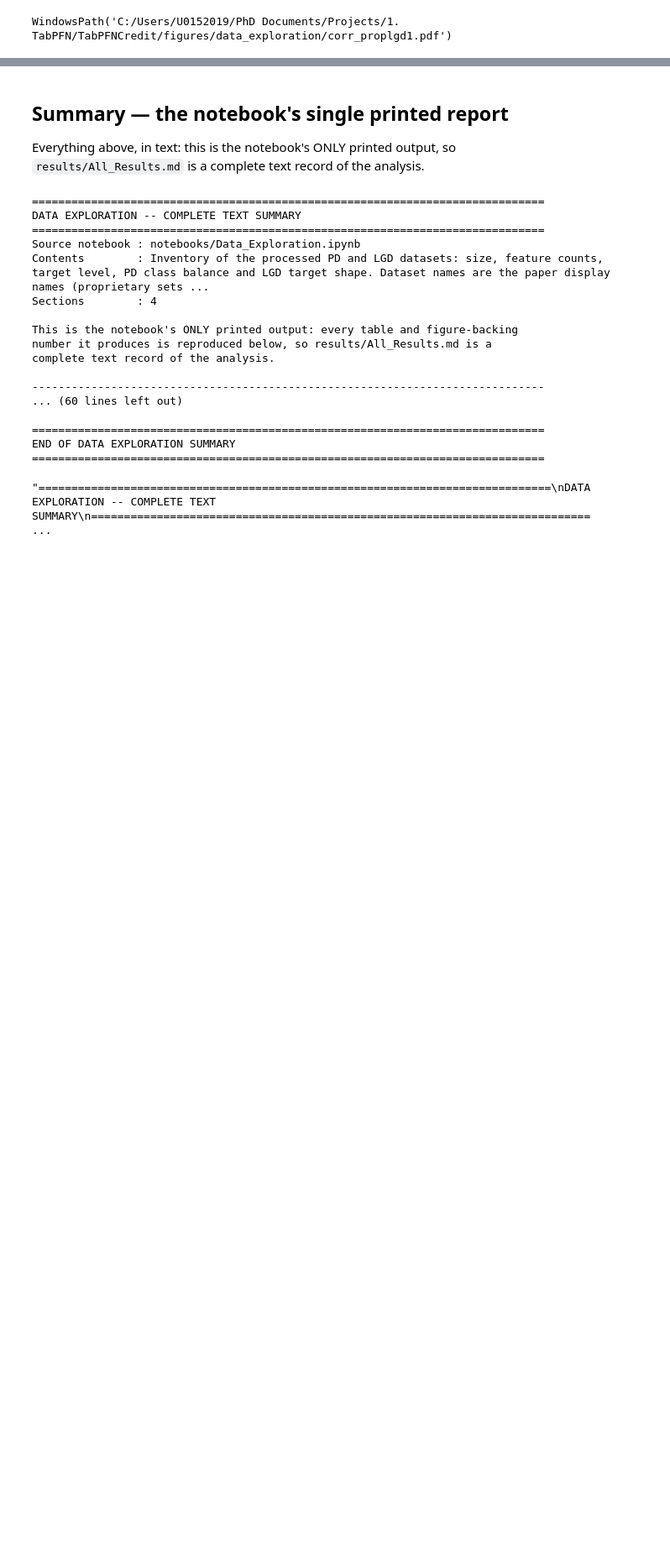
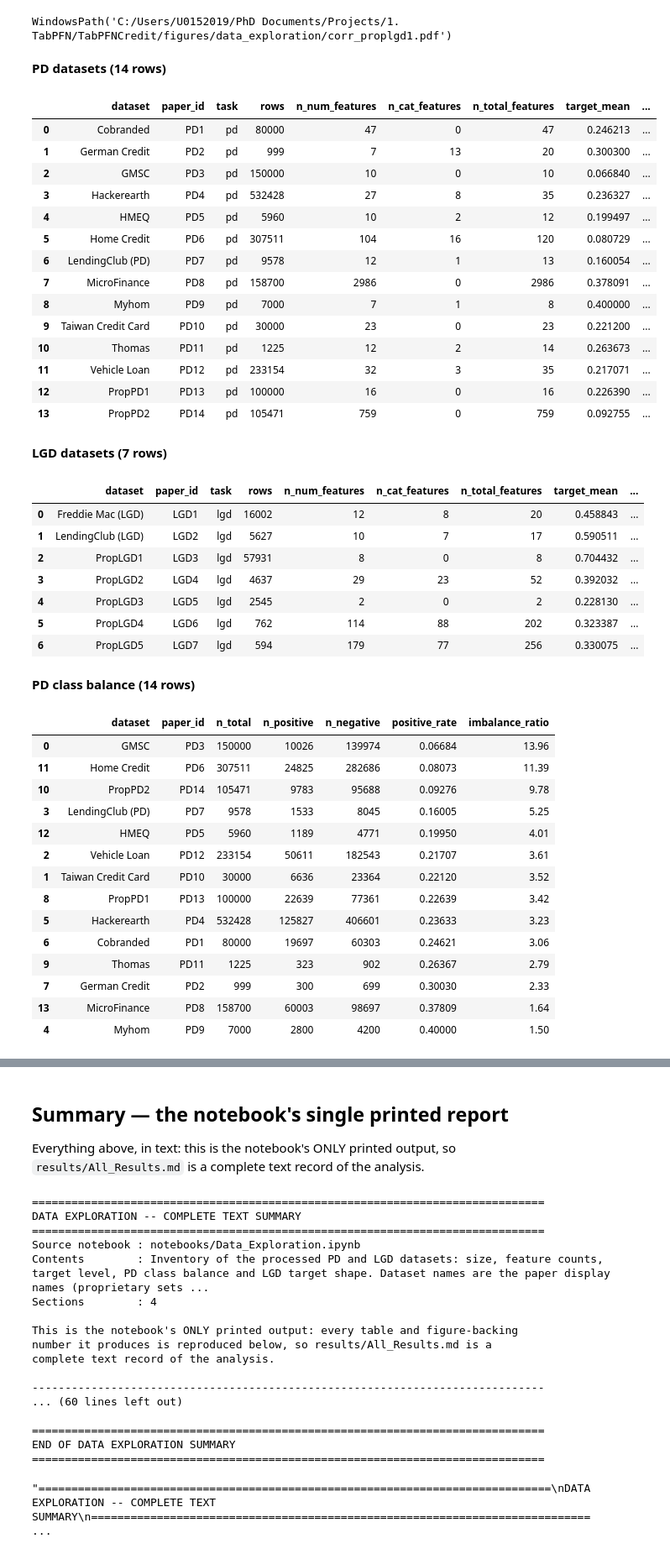
Before and after one commit to andreasgoethals/TabPFNCredit, a Jupyter notebook: notebooks/Data_Exploration.ipynb, the cells around one changed output, grey strips where cells are left out. Shown at 84% size. Cells and saved outputs as stored; diff of their text form; code cells hidden in the pictures; blank space fills up the shorter version.

```diff
--- a/notebooks/Data_Exploration.ipynb
+++ b/notebooks/Data_Exploration.ipynb
@@ -71,8 +77,50 @@ WindowsPath('C:/Users/U0152019/PhD Documents/Projects/1. TabPFN/TabPFNCredit/fig
 # %%
 for title, table in [
     ('PD datasets', dx.paper_table(dx.processed_dataset_summary_table('pd'))),
     ('LGD datasets', dx.paper_table(dx.processed_dataset_summary_table('lgd'))),
     ('PD class balance', dx.paper_table(dx.pd_target_balance_table())),
     ('LGD target distribution', dx.paper_table(dx.lgd_target_distribution_table())),
 ]:
-    header = f'{title} ({len(table)} rows)'
+    preview(table, label=f'{title} ({len(table)} rows)')
+# %% [output]
+**PD datasets (14 rows)**
+|  | dataset | paper_id | task | rows | n_num_features | n_cat_features | n_total_features | target_mean | ... |
+| 0 | Cobranded | PD1 | pd | 80000 | 47 | 0 | 47 | 0.246213 | ... |
+| 1 | German Credit | PD2 | pd | 999 | 7 | 13 | 20 | 0.300300 | ... |
+| 2 | GMSC | PD3 | pd | 150000 | 10 | 0 | 10 | 0.066840 | ... |
+| 3 | Hackerearth | PD4 | pd | 532428 | 27 | 8 | 35 | 0.236327 | ... |
+| 4 | HMEQ | PD5 | pd | 5960 | 10 | 2 | 12 | 0.199497 | ... |
+| 5 | Home Credit | PD6 | pd | 307511 | 104 | 16 | 120 | 0.080729 | ... |
+| 6 | LendingClub (PD) | PD7 | pd | 9578 | 12 | 1 | 13 | 0.160054 | ... |
+| 7 | MicroFinance | PD8 | pd | 158700 | 2986 | 0 | 2986 | 0.378091 | ... |
+| 8 | Myhom | PD9 | pd | 7000 | 7 | 1 | 8 | 0.400000 | ... |
+| 9 | Taiwan Credit Card | PD10 | pd | 30000 | 23 | 0 | 23 | 0.221200 | ... |
+| 10 | Thomas | PD11 | pd | 1225 | 12 | 2 | 14 | 0.263673 | ... |
+| 11 | Vehicle Loan | PD12 | pd | 233154 | 32 | 3 | 35 | 0.217071 | ... |
+| 12 | PropPD1 | PD13 | pd | 100000 | 16 | 0 | 16 | 0.226390 | ... |
+| 13 | PropPD2 | PD14 | pd | 105471 | 759 | 0 | 759 | 0.092755 | ... |
+**LGD datasets (7 rows)**
+|  | dataset | paper_id | task | rows | n_num_features | n_cat_features | n_total_features | target_mean | ... |
+| 0 | Freddie Mac (LGD) | LGD1 | lgd | 16002 | 12 | 8 | 20 | 0.458843 | ... |
+| 1 | LendingClub (LGD) | LGD2 | lgd | 5627 | 10 | 7 | 17 | 0.590511 | ... |
+| 2 | PropLGD1 | LGD3 | lgd | 57931 | 8 | 0 | 8 | 0.704432 | ... |
+| 3 | PropLGD2 | LGD4 | lgd | 4637 | 29 | 23 | 52 | 0.392032 | ... |
+| 4 | PropLGD3 | LGD5 | lgd | 2545 | 2 | 0 | 2 | 0.228130 | ... |
+| 5 | PropLGD4 | LGD6 | lgd | 762 | 114 | 88 | 202 | 0.323387 | ... |
+| 6 | PropLGD5 | LGD7 | lgd | 594 | 179 | 77 | 256 | 0.330075 | ... |
+**PD class balance (14 rows)**
+|  | dataset | paper_id | n_total | n_positive | n_negative | positive_rate | imbalance_ratio |
+| 0 | GMSC | PD3 | 150000 | 10026 | 139974 | 0.06684 | 13.96 |
+| 11 | Home Credit | PD6 | 307511 | 24825 | 282686 | 0.08073 | 11.39 |
+| 10 | PropPD2 | PD14 | 105471 | 9783 | 95688 | 0.09276 | 9.78 |
+| 3 | LendingClub (PD) | PD7 | 9578 | 1533 | 8045 | 0.16005 | 5.25 |
+| 12 | HMEQ | PD5 | 5960 | 1189 | 4771 | 0.19950 | 4.01 |
+| 2 | Vehicle Loan | PD12 | 233154 | 50611 | 182543 | 0.21707 | 3.61 |
+| 1 | Taiwan Credit Card | PD10 | 30000 | 6636 | 23364 | 0.22120 | 3.52 |
+| 8 | PropPD1 | PD13 | 100000 | 22639 | 77361 | 0.22639 | 3.42 |
+| 5 | Hackerearth | PD4 | 532428 | 125827 | 406601 | 0.23633 | 3.23 |
+| 6 | Cobranded | PD1 | 80000 | 19697 | 60303 | 0.24621 | 3.06 |
+| 9 | Thomas | PD11 | 1225 | 323 | 902 | 0.26367 | 2.79 |
+| 7 | German Credit | PD2 | 999 | 300 | 699 | 0.30030 | 2.33 |
+| 13 | MicroFinance | PD8 | 158700 | 60003 | 98697 | 0.37809 | 1.64 |
+| 4 | Myhom | PD9 | 7000 | 2800 | 4200 | 0.40000 | 1.50 |
```
Also changed, not shown: parts of 3 cells of this notebook, 26 other files.
